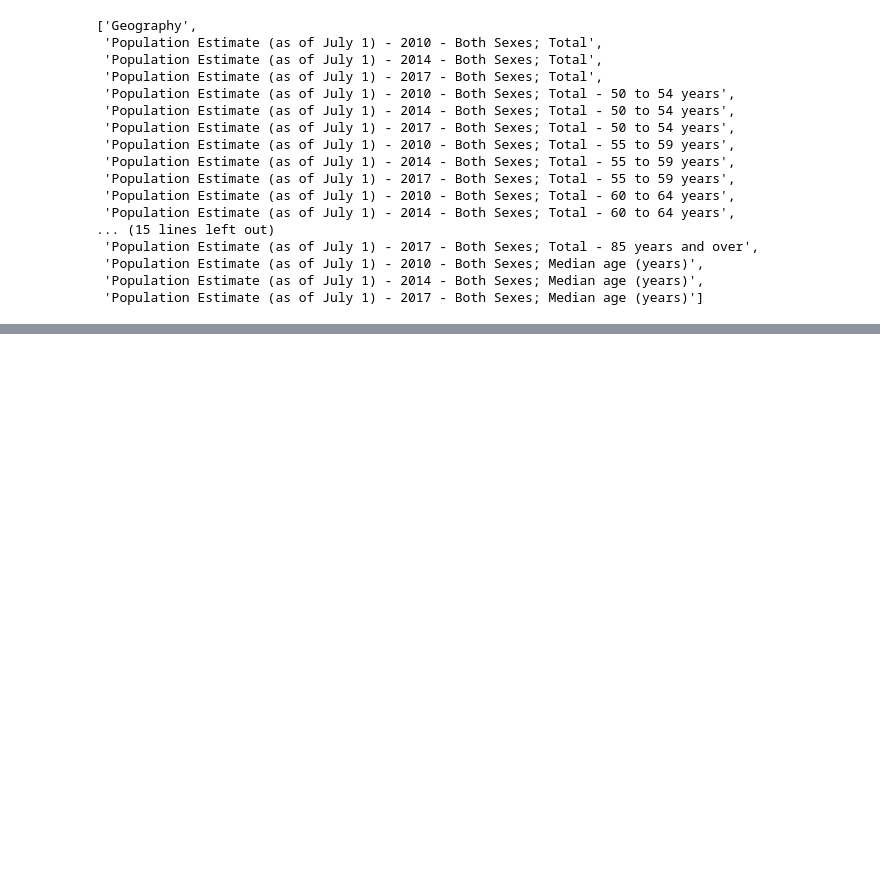
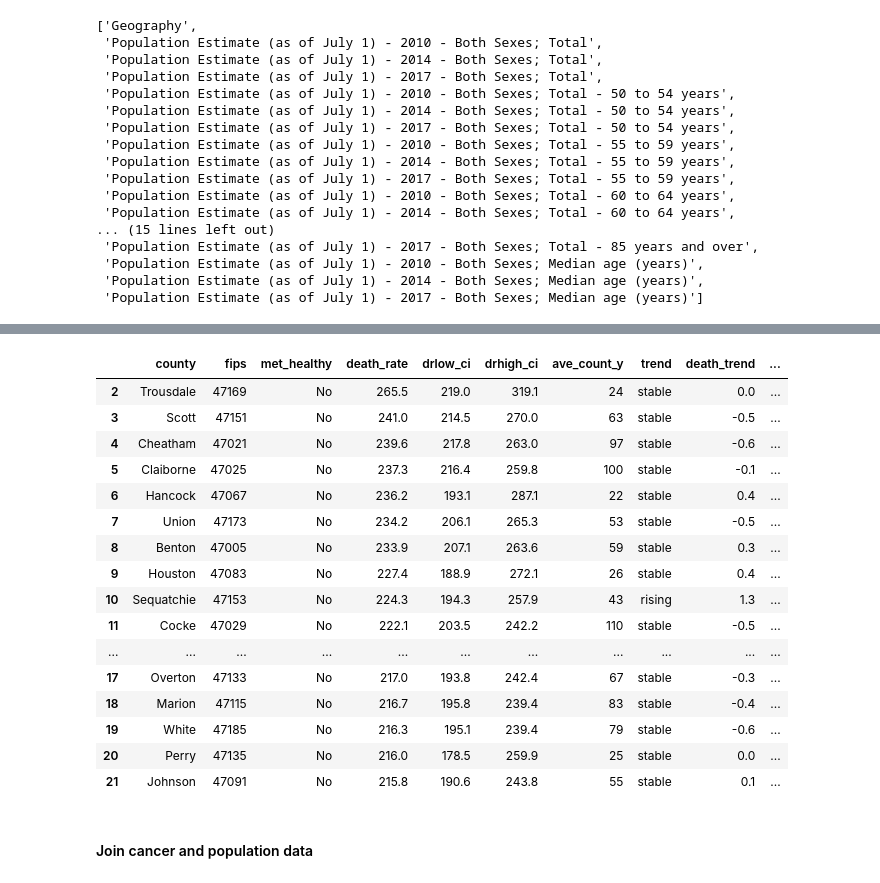
Before and after one commit to ncov/vanderbilt-aspire-data-essentials, a Jupyter notebook: data_essentials_project_090518.ipynb, the cells around one changed output, grey strips where cells are left out. Drawn from its saved outputs; the diff is of its cells as text; code cells hidden in the pictures; blank space fills up the shorter version.

```diff
--- a/data_essentials_project_090518.ipynb
+++ b/data_essentials_project_090518.ipynb
@@ -303,0 +319,3 @@ list(pop_31.columns)
+# %%
+cancer_clean = cancer_df.drop(cancer_df.index[[0,1]])
+cancer_clean.head()
@@ -303,0 +329,23 @@ list(pop_31.columns)
+# %%
+cancer_clean['county'] = cancer_clean['county'].map(lambda x: x.rstrip('County'))
+cancer_clean.head(20)
+# %% [output]
+|  | county | fips | met_healthy | death_rate | drlow_ci | drhigh_ci | ave_count_y | trend | death_trend | ... |
+| 2 | Trousdale | 47169 | No | 265.5 | 219.0 | 319.1 | 24 | stable | 0.0 | ... |
+| 3 | Scott | 47151 | No | 241.0 | 214.5 | 270.0 | 63 | stable | -0.5 | ... |
+| 4 | Cheatham | 47021 | No | 239.6 | 217.8 | 263.0 | 97 | stable | -0.6 | ... |
+| 5 | Claiborne | 47025 | No | 237.3 | 216.4 | 259.8 | 100 | stable | -0.1 | ... |
+| 6 | Hancock | 47067 | No | 236.2 | 193.1 | 287.1 | 22 | stable | 0.4 | ... |
+| 7 | Union | 47173 | No | 234.2 | 206.1 | 265.3 | 53 | stable | -0.5 | ... |
+| 8 | Benton | 47005 | No | 233.9 | 207.1 | 263.6 | 59 | stable | 0.3 | ... |
+| 9 | Houston | 47083 | No | 227.4 | 188.9 | 272.1 | 26 | stable | 0.4 | ... |
+| 10 | Sequatchie | 47153 | No | 224.3 | 194.3 | 257.9 | 43 | rising | 1.3 | ... |
+| 11 | Cocke | 47029 | No | 222.1 | 203.5 | 242.2 | 110 | stable | -0.5 | ... |
+| ... | ... | ... | ... | ... | ... | ... | ... | ... | ... | ... |
+| 17 | Overton | 47133 | No | 217.0 | 193.8 | 242.4 | 67 | stable | -0.3 | ... |
+| 18 | Marion | 47115 | No | 216.7 | 195.8 | 239.4 | 83 | stable | -0.4 | ... |
+| 19 | White | 47185 | No | 216.3 | 195.1 | 239.4 | 79 | stable | -0.6 | ... |
+| 20 | Perry | 47135 | No | 216.0 | 178.5 | 259.9 | 25 | stable | 0.0 | ... |
+| 21 | Johnson | 47091 | No | 215.8 | 190.6 | 243.8 | 55 | stable | 0.1 | ... |
+# %% [markdown]
+#### Join cancer and population data
```
Also changed, not shown: parts of 3 cells of this notebook.
